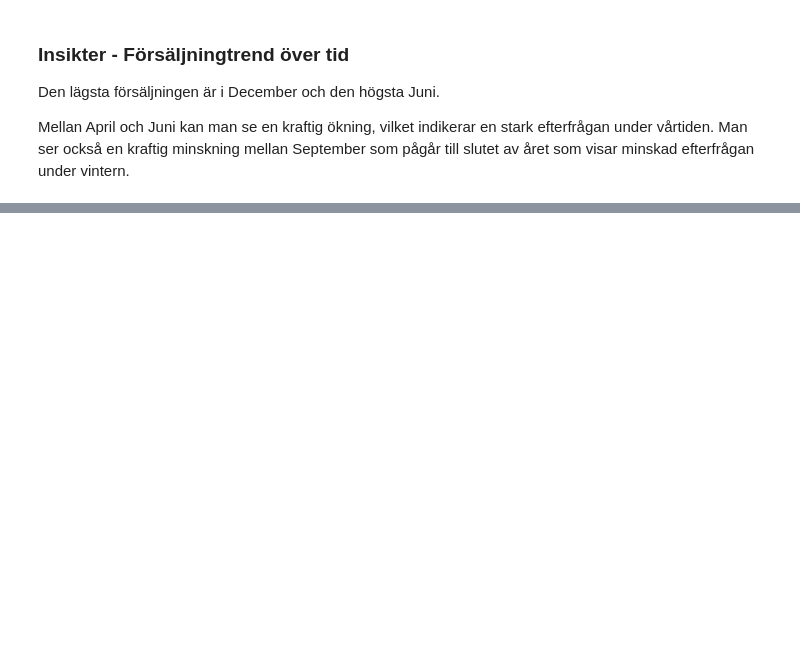
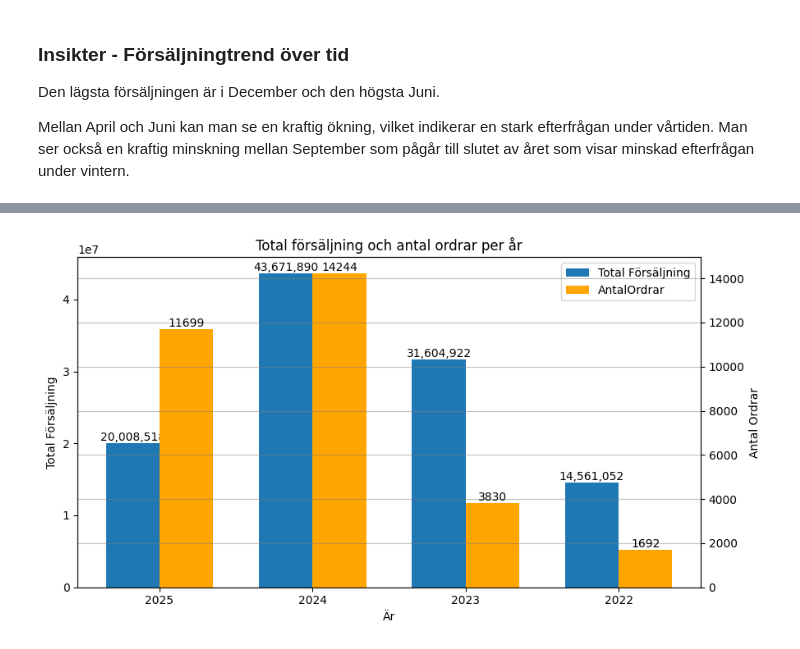
Before and after one commit to janekrajt-tech/AdventureWorks2025, a Jupyter notebook: notebooks/main.ipynb, the cells around one changed output, grey strips where cells are left out. Saved outputs shown, nothing was run; the diff lists cells and outputs as text; code cells hidden in the pictures; blank space fills up the shorter version.

```diff
--- a/notebooks/main.ipynb
+++ b/notebooks/main.ipynb
@@ -202,0 +215,68 @@ Mellan April och Juni kan man se en kraftig ökning, vilket indikerar en stark e
+# %%
+query_vis4 = """
+SELECT
+     YEAR(OrderDate) AS År,
+     ROUND(SUM(SubTotal),2) AS TotalFörsäjning,
+     COUNT(DISTINCT SalesOrderID) AS AntalOrdrar
+FROM Sales.SalesOrderHeader
+GROUP BY YEAR(OrderDate)
+ORDER BY År DESC
+
+"""
+df_vis4 = query_df(query_vis4)
+x = np.arange(len(df_vis4['År']))
+width=0.35
+fig, ax1 = plt.subplots(figsize=(9,5))
+
+bars1= ax1.bar(
+     x - width/2,
+     (df_vis4['TotalFörsäjning']),
+     width,
+     label= 'Total Försäljning'
+)
+ax1.set_ylabel('Total Försäljning')
+
+ax2 = ax1.twinx()
+bars2= ax2.bar(
+    x + width/2,
+    df_vis4['AntalOrdrar'],
+    width,
+    color='orange',
+    label='AntalOrdrar'
+)
+ax2.set_ylabel('Antal Ordrar')
+
+for bar in bars1:
+    height = bar.get_height()
+    ax1.text(
+        bar.get_x() + bar.get_width()/2,
+        height,
+        f'{height:,.0f}',
+        ha='center',
+        va='bottom'
+    )
+
+for bar in bars2:
+    height = bar.get_height()
+    ax2.text(
+        bar.get_x() + bar.get_width()/2,
+        height,
+        f'{height:.0f}',
+        ha='center',
+        va='bottom'
+    )
+
+
+
+ax1.set_xticks(x)
+ax1.set_xticklabels(df_vis4['År'])
+ax1.set_xlabel('Är')
+ax1.set_title('Total försäljning och antal ordrar per år')
+handles1, labels1 = ax1.get_legend_handles_labels()
+handles2, labels2 = ax2.get_legend_handles_labels()
+ax1.legend(handles1 + handles2, labels1 + labels2)
+plt.grid(axis='y', color='grey', alpha=0.5)
+plt.tight_layout()
+plt.show()
+# %% [output]
+[figure, added]
```
Also changed, not shown: parts of 9 cells of this notebook, 5 other files.
